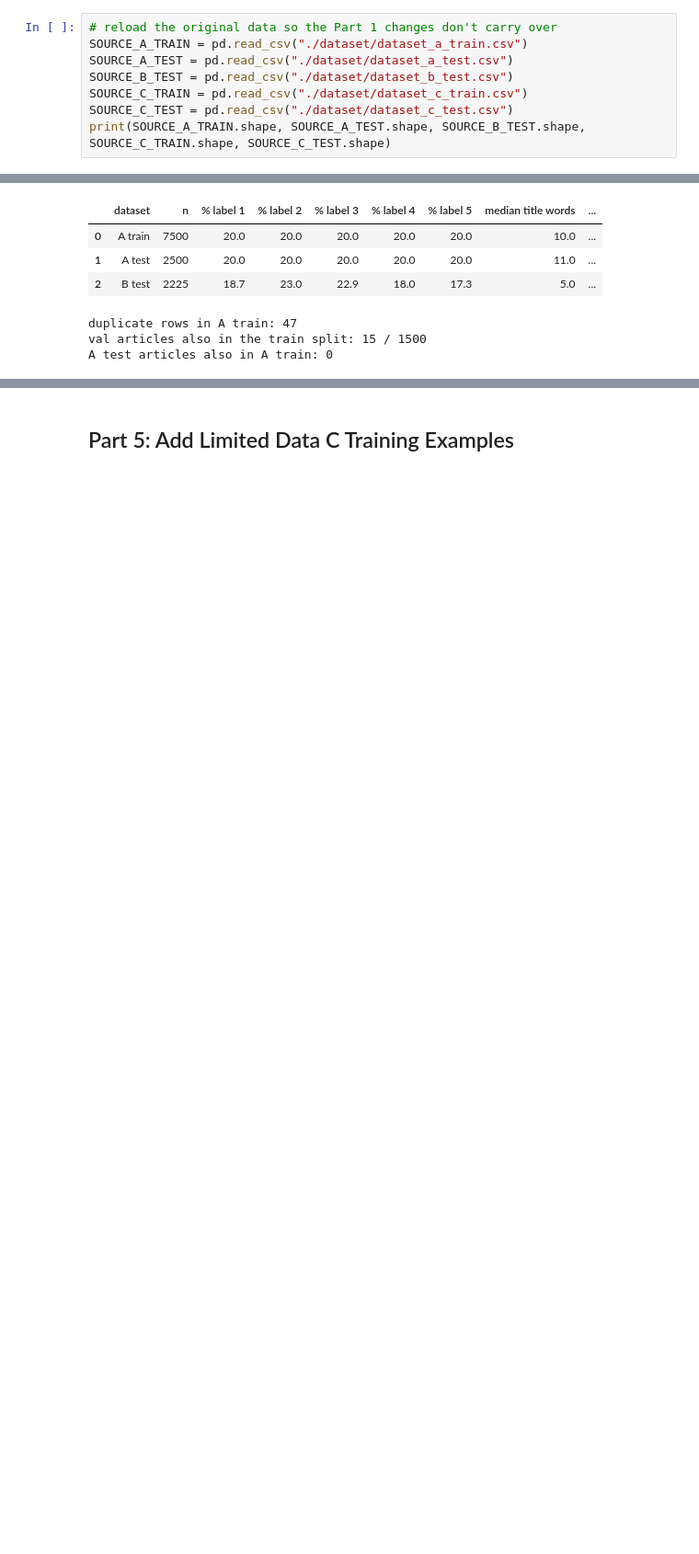
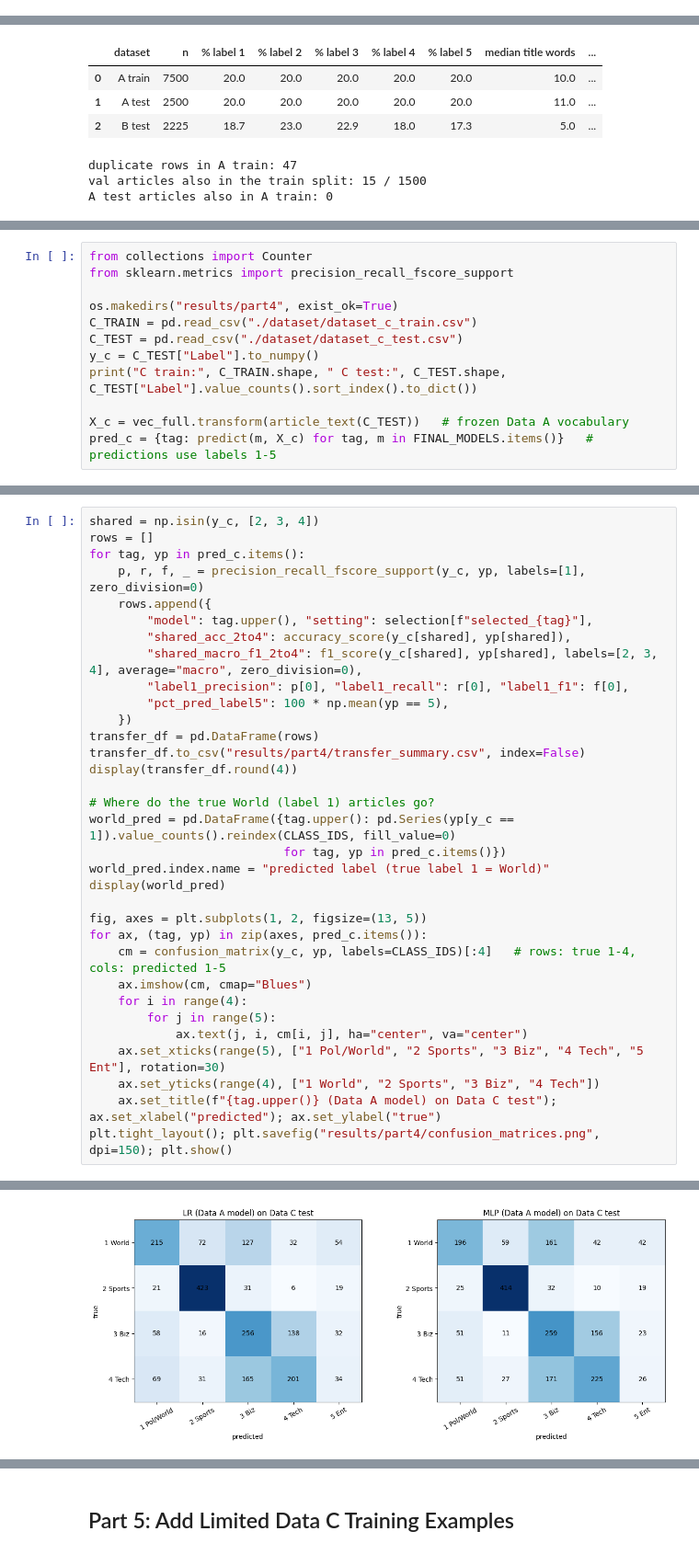
Before and after one commit to hotbox-works/News-Classification-Project, a Jupyter notebook: project1_aif.ipynb, the cells around one changed output, grey strips where cells are left out. Shown at 92% size. Saved outputs shown, nothing was run; the diff lists cells and outputs as text; blank space fills up the shorter version.

```diff
--- a/project1_aif.ipynb
+++ b/project1_aif.ipynb
@@ -320,8 +262,0 @@ Some titles also follow a fixed format that repeats across many articles, like t
-# %%
-# reload the original data so the Part 1 changes don't carry over
-SOURCE_A_TRAIN = pd.read_csv("./dataset/dataset_a_train.csv")
-SOURCE_A_TEST = pd.read_csv("./dataset/dataset_a_test.csv")
-SOURCE_B_TEST = pd.read_csv("./dataset/dataset_b_test.csv")
-SOURCE_C_TRAIN = pd.read_csv("./dataset/dataset_c_train.csv")
-SOURCE_C_TEST = pd.read_csv("./dataset/dataset_c_test.csv")
-print(SOURCE_A_TRAIN.shape, SOURCE_A_TEST.shape, SOURCE_B_TEST.shape, SOURCE_C_TRAIN.shape, SOURCE_C_TEST.shape)
@@ -1325,0 +1006,12 @@ weighted avg     0.6406    0.6455    0.6409      2000
+# %%
+from collections import Counter
+from sklearn.metrics import precision_recall_fscore_support
+
+os.makedirs("results/part4", exist_ok=True)
+C_TRAIN = pd.read_csv("./dataset/dataset_c_train.csv")
+C_TEST = pd.read_csv("./dataset/dataset_c_test.csv")
+y_c = C_TEST["Label"].to_numpy()
+print("C train:", C_TRAIN.shape, " C test:", C_TEST.shape, C_TEST["Label"].value_counts().sort_index().to_dict())
+
+X_c = vec_full.transform(article_text(C_TEST))   # frozen Data A vocabulary
+pred_c = {tag: predict(m, X_c) for tag, m in FINAL_MODELS.items()}   # predictions use labels 1-5
@@ -1325,0 +1023,34 @@ weighted avg     0.6406    0.6455    0.6409      2000
+# %%
+shared = np.isin(y_c, [2, 3, 4])
+rows = []
+for tag, yp in pred_c.items():
+    p, r, f, _ = precision_recall_fscore_support(y_c, yp, labels=[1], zero_division=0)
+    rows.append({
+        "model": tag.upper(), "setting": selection[f"selected_{tag}"],
+        "shared_acc_2to4": accuracy_score(y_c[shared], yp[shared]),
+        "shared_macro_f1_2to4": f1_score(y_c[shared], yp[shared], labels=[2, 3, 4], average="macro", zero_division=0),
+        "label1_precision": p[0], "label1_recall": r[0], "label1_f1": f[0],
+        "pct_pred_label5": 100 * np.mean(yp == 5),
+    })
+transfer_df = pd.DataFrame(rows)
+transfer_df.to_csv("results/part4/transfer_summary.csv", index=False)
+display(transfer_df.round(4))
+
+# Where do the true World (label 1) articles go?
+world_pred = pd.DataFrame({tag.upper(): pd.Series(yp[y_c == 1]).value_counts().reindex(CLASS_IDS, fill_value=0)
+                           for tag, yp in pred_c.items()})
+world_pred.index.name = "predicted label (true label 1 = World)"
+display(world_pred)
+
+fig, axes = plt.subplots(1, 2, figsize=(13, 5))
+for ax, (tag, yp) in zip(axes, pred_c.items()):
+    cm = confusion_matrix(y_c, yp, labels=CLASS_IDS)[:4]   # rows: true 1-4, cols: predicted 1-5
+    ax.imshow(cm, cmap="Blues")
+    for i in range(4):
+        for j in range(5):
+            ax.text(j, i, cm[i, j], ha="center", va="center")
+    ax.set_xticks(range(5), ["1 Pol/World", "2 Sports", "3 Biz", "4 Tech", "5 Ent"], rotation=30)
+    ax.set_yticks(range(4), ["1 World", "2 Sports", "3 Biz", "4 Tech"])
+    ax.set_title(f"{tag.upper()} (Data A model) on Data C test"); ax.set_xlabel("predicted"); ax.set_ylabel("true")
+plt.tight_layout(); plt.savefig("results/part4/confusion_matrices.png", dpi=150); plt.show()
+# %% [output]
@@ -1325,0 +1067 @@ weighted avg     0.6406    0.6455    0.6409      2000
+[figure, added]
```
Also changed, not shown: parts of 30 cells of this notebook.
